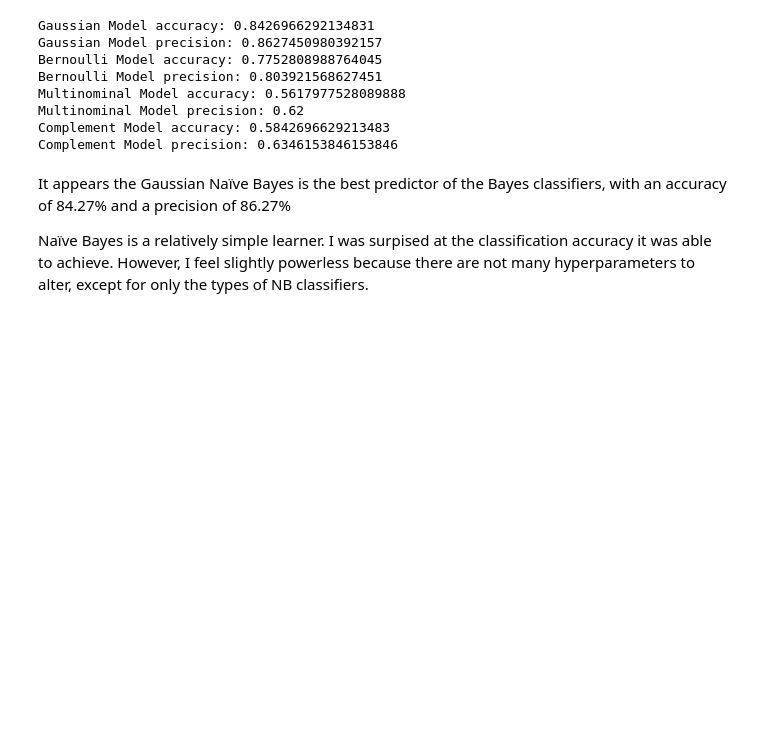
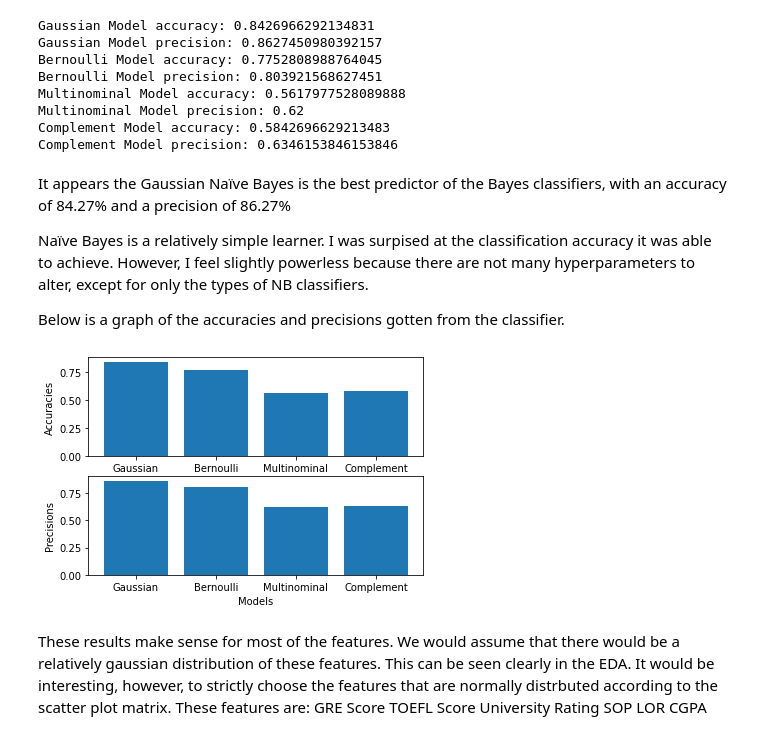
Before and after one commit to tuckert23/test_2, a Jupyter notebook: naïve_bayes.ipynb, the cells around one changed output. Saved outputs shown, nothing was run; the diff lists cells and outputs as text; code cells hidden in the pictures; blank space fills up the shorter version.

Commit message:
some cool exploratory ideas for NB and DT classifiers

```diff
--- a/naïve_bayes.ipynb
+++ b/naïve_bayes.ipynb
@@ -120,3 +126,18 @@ y_pred_c = complement_model.predict(x_test)
+# %%
+accuracies = [accuracy_score(y_test, y_pred_g),
+              accuracy_score(y_test, y_pred_b),
+              accuracy_score(y_test, y_pred_m),
+              accuracy_score(y_test, y_pred_c)]
+
+precisions = [precision_score(y_test, y_pred_g),
+              precision_score(y_test, y_pred_b),
+              precision_score(y_test, y_pred_m),
+              precision_score(y_test, y_pred_c)]
+
+models = ["Gaussian",
+          "Bernoulli",
+          "Multinominal",
+          "Complement"]
 # %% [markdown]
 Print accuracy and precision scores
 # %%
@@ -143,3 +164,26 @@ precision of 86.27%
 
 Naïve Bayes is a relatively simple learner. I was surpised at the classification accuracy it was able to achieve. However,
 I feel slightly powerless because there are not many hyperparameters to alter, except for only the types of NB classifiers.
+
+Below is a graph of the accuracies and precisions gotten from the classifier.
+# %%
+fig, axs = plt.subplots(ncols=1, nrows=2)
+axs[0].bar(models, accuracies)
+
+axs[0].set_ylabel("Accuracies")
+axs[1].bar(models, precisions)
+axs[1].set_ylabel("Precisions")
+axs[1].set_xlabel("Models")
+plt.show()
+# %% [output]
+[figure, added]
+# %% [markdown]
+These results make sense for most of the features. We would assume that there would be a relatively gaussian distribution
+of these features. This can be seen clearly in the EDA. It would be interesting, however, to strictly choose the features
+that are normally distrbuted according to the scatter plot matrix. These features are:
+GRE Score
+TOEFL Score
+University Rating
+SOP
+LOR
+CGPA
```
Also changed, not shown: parts of 13 cells of this notebook, 3 other files.
